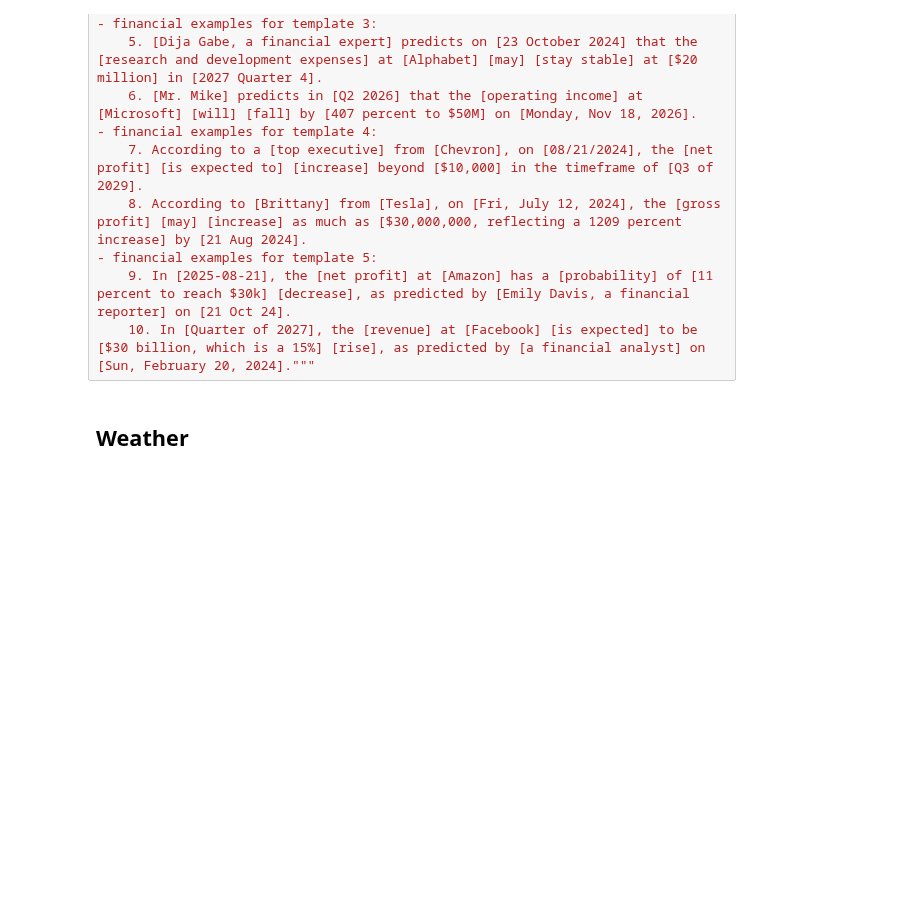
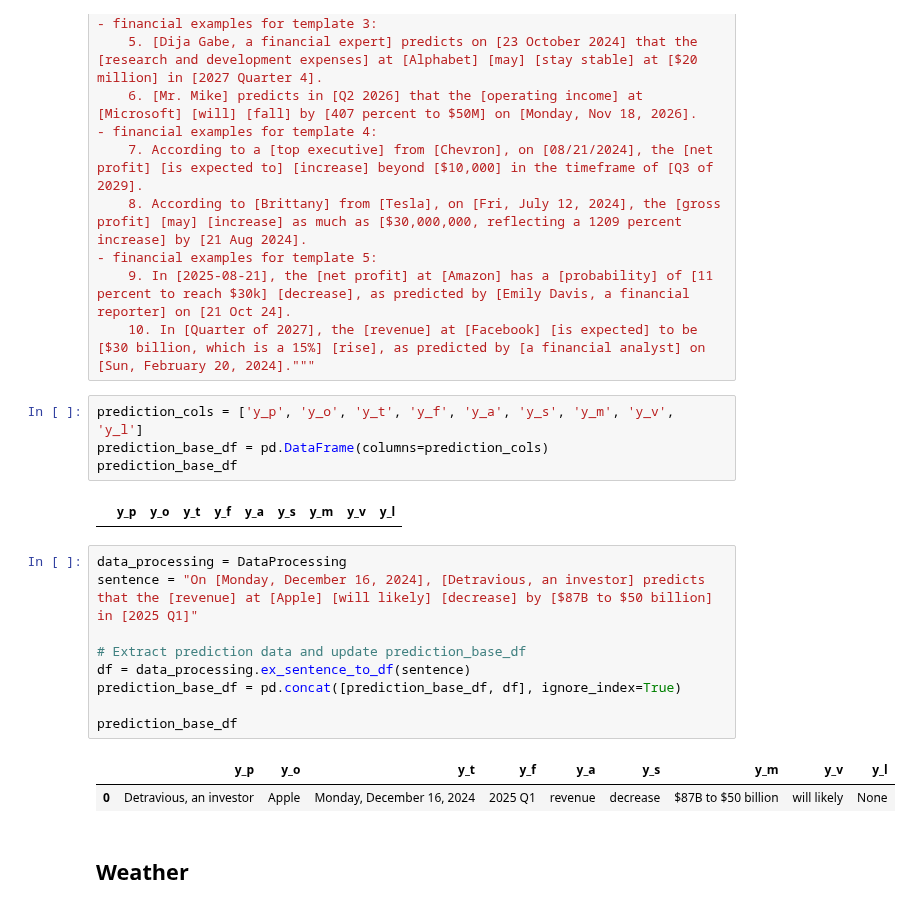
Before and after one commit to ufdatastudio/predictions, a Jupyter notebook: play/1-generate_predictions_langchain.ipynb, the cells around one changed output. Drawn from its saved outputs; the diff is of its cells as text; blank space fills up the shorter version.

Commit message:
sentence to dataframe with prediction properties as cols

```diff
--- a/play/1-generate_predictions_langchain.ipynb
+++ b/play/1-generate_predictions_langchain.ipynb
@@ -121,6 +122,24 @@ financial_examples = """
 - financial examples for template 5:
     9. In [2025-08-21], the [net profit] at [Amazon] has a [probability] of [11 percent to reach $30k] [decrease], as predicted by [Emily Davis, a financial reporter] on [21 Oct 24].
     10. In [Quarter of 2027], the [revenue] at [Facebook] [is expected] to be [$30 billion, which is a 15%] [rise], as predicted by [a financial analyst] on [Sun, February 20, 2024]."""
+# %%
+prediction_cols = ['y_p', 'y_o', 'y_t', 'y_f', 'y_a', 'y_s', 'y_m', 'y_v', 'y_l']
+prediction_base_df = pd.DataFrame(columns=prediction_cols)
+prediction_base_df
+# %% [output]
+|  | y_p | y_o | y_t | y_f | y_a | y_s | y_m | y_v | y_l |
+# %%
+data_processing = DataProcessing
+sentence = "On [Monday, December 16, 2024], [Detravious, an investor] predicts that the [revenue] at [Apple] [will likely] [decrease] by [$87B to $50 billion] in [2025 Q1]"
+
+# Extract prediction data and update prediction_base_df
+df = data_processing.ex_sentence_to_df(sentence)
+prediction_base_df = pd.concat([prediction_base_df, df], ignore_index=True)
+
+prediction_base_df
+# %% [output]
+|  | y_p | y_o | y_t | y_f | y_a | y_s | y_m | y_v | y_l |
+| 0 | Detravious, an investor | Apple | Monday, December 16, 2024 | 2025 Q1 | revenue | decrease | $87B to $50 billion | will likely | None |
 # %% [markdown]
 ## Weather
 # %%
```
Also changed, not shown: parts of 5 cells of this notebook, 1 other file.
